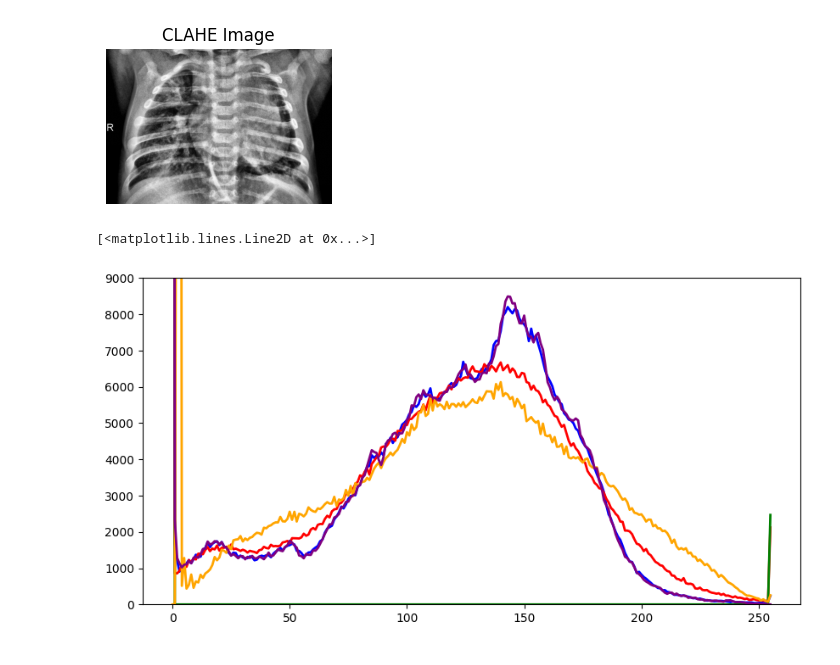
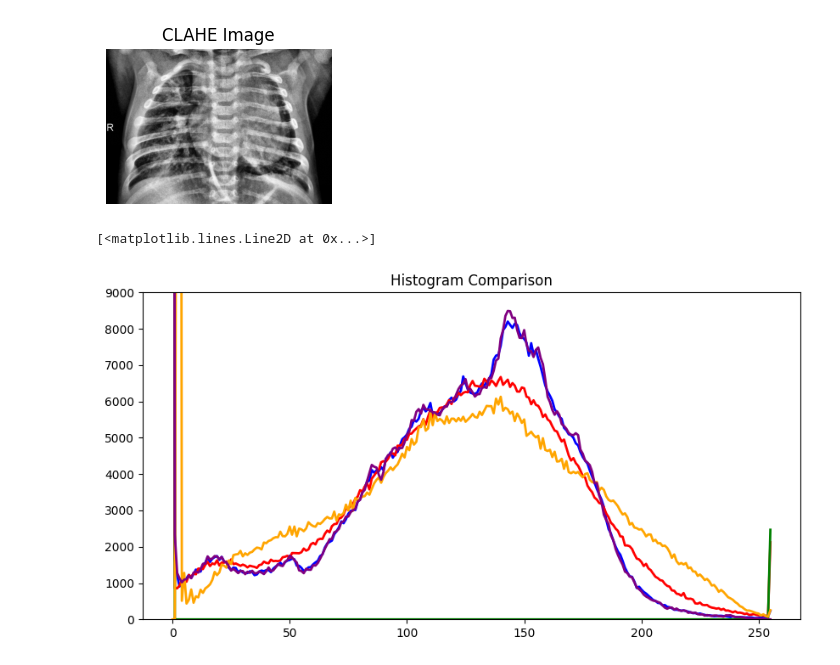
Before and after one commit to Kabilash01/Semester6, a Jupyter notebook: dl_med/test.ipynb, the cells around one changed output. Cells and saved outputs as stored; diff of their text form; code cells hidden in the pictures.

```diff
--- a/dl_med/test.ipynb
+++ b/dl_med/test.ipynb
@@ -77,12 +77,13 @@ hist_blurred = cv2.calcHist([blurred_xray], [0], None, [256], [0, 256]).flatten(
 # %%
 
     plt.figure(figsize=(10, 5))
+    plt.title('Histogram Comparison')
     plt.plot(hist_original, label='Original', color='blue', lw=2)
     plt.plot(hist_sharpened, label='Sharpened', color='red', lw=2)
     plt.plot(hist_edge, label='Edges (Canny)', color='green', lw=2)
     plt.plot(hist_clahe, label='CLAHE', color='orange', lw=2)
     plt.ylim(0, 9000)
     plt.plot(hist_blurred, label='Gaussian Blurred', color='purple', lw=2)
 # %% [output]
 [<matplotlib.lines.Line2D at 0x...>]
-[figure, old version]
+[figure, new version]
```
